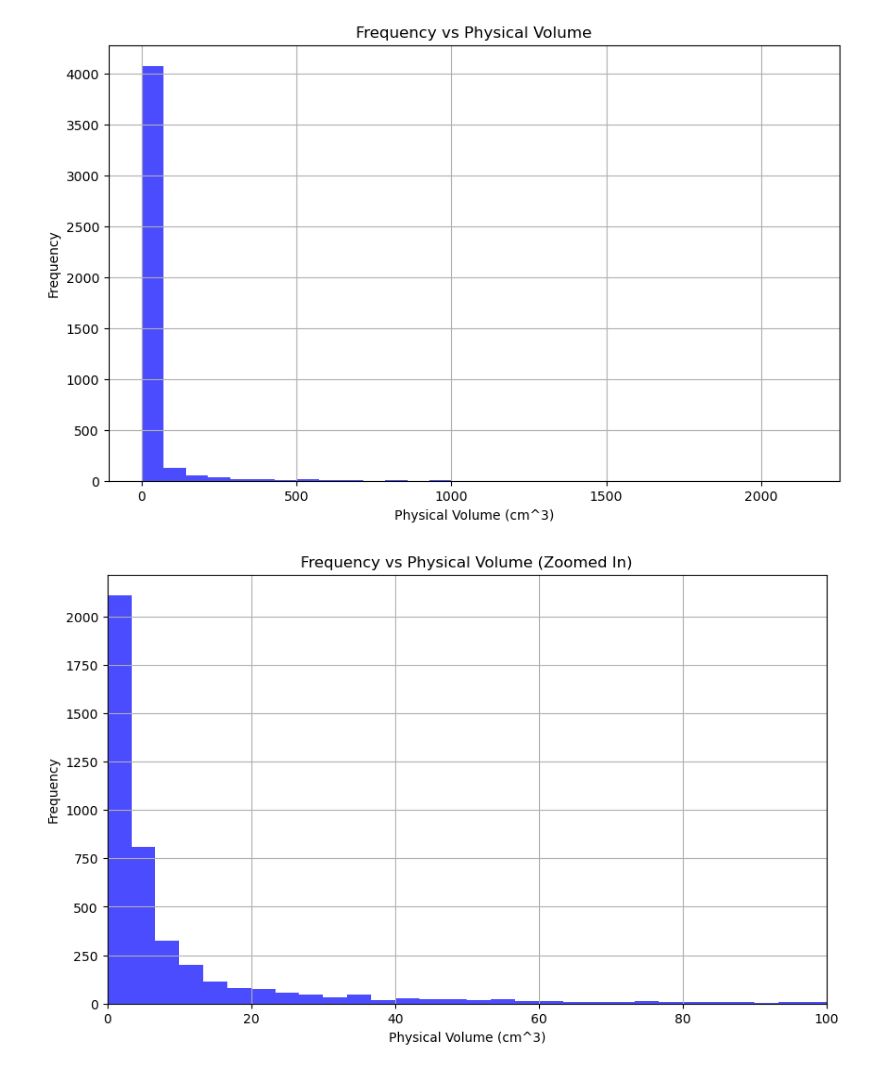
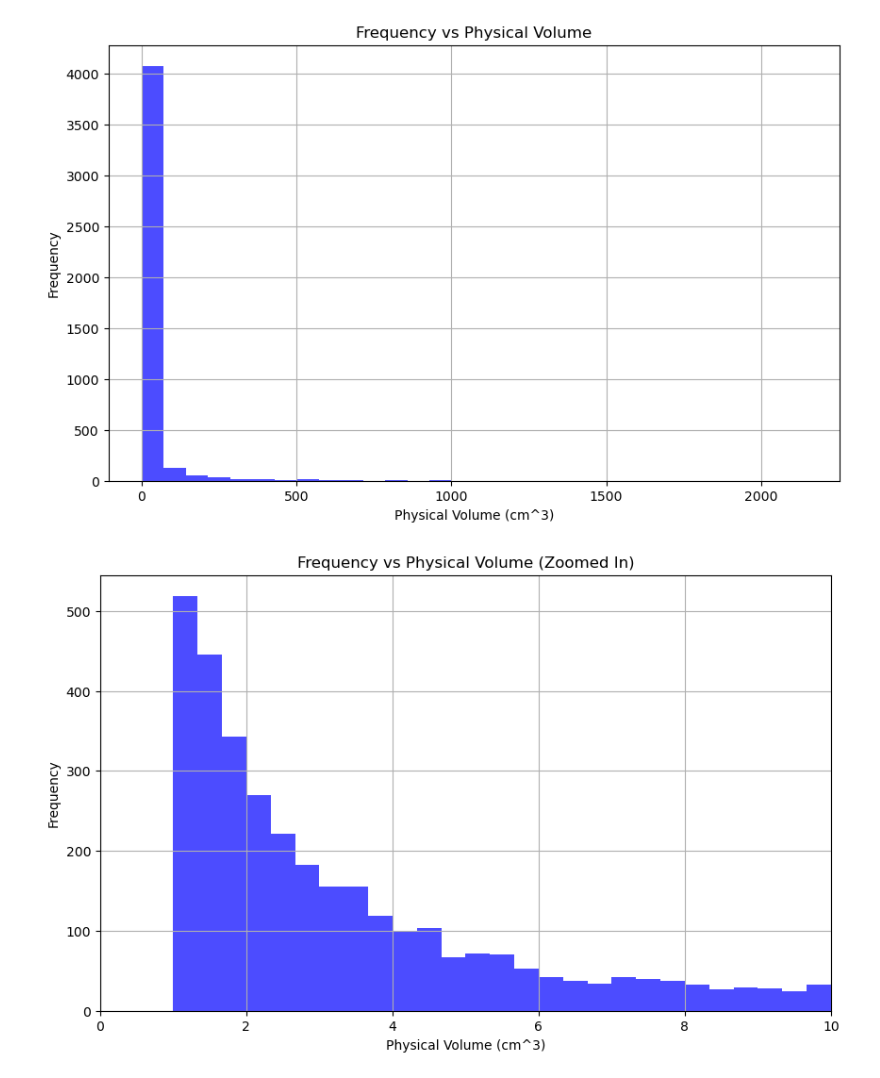
Before and after one commit to WenyuanChen1326/IBM_Tumor_Project, a Jupyter notebook: Data_Preprocess/process_csv.ipynb, the cells around one changed output. Drawn from its saved outputs; the diff is of its cells as text; code cells hidden in the pictures.

```diff
--- a/Data_Preprocess/process_csv.ipynb
+++ b/Data_Preprocess/process_csv.ipynb
@@ -161,15 +125,15 @@ plt.show()
 [figure]
 # %%
 plt.figure(figsize=(10, 6))
-plt.hist(filtered_non_clinical_important_tumor_df['Physical Vol(cm^3)'], bins=30, alpha=0.7, color='blue', range=[0, 100])
+plt.hist(filtered_non_clinical_important_tumor_df['Physical Vol(cm^3)'], bins=30, alpha=0.7, color='blue', range=[0, 10])
 plt.title('Frequency vs Physical Volume (Zoomed In)')
 plt.xlabel('Physical Volume (cm^3)')
 plt.ylabel('Frequency')
-plt.xlim(left=0, right=100)  # Set X_max to the maximum value of the x-axis you want to display
+plt.xlim(left=0, right=10)  # Set X_max to the maximum value of the x-axis you want to display
 plt.grid(True)
 plt.show()
 # %% [output]
-[figure, old version]
+[figure, new version]
 # %%
 raw_df.groupby(['Patient ID', 'Study ID']).size()
 num_unique_patients = raw_df.groupby(['Patient ID']).size()
```
Also changed, not shown: parts of 22 cells of this notebook.
